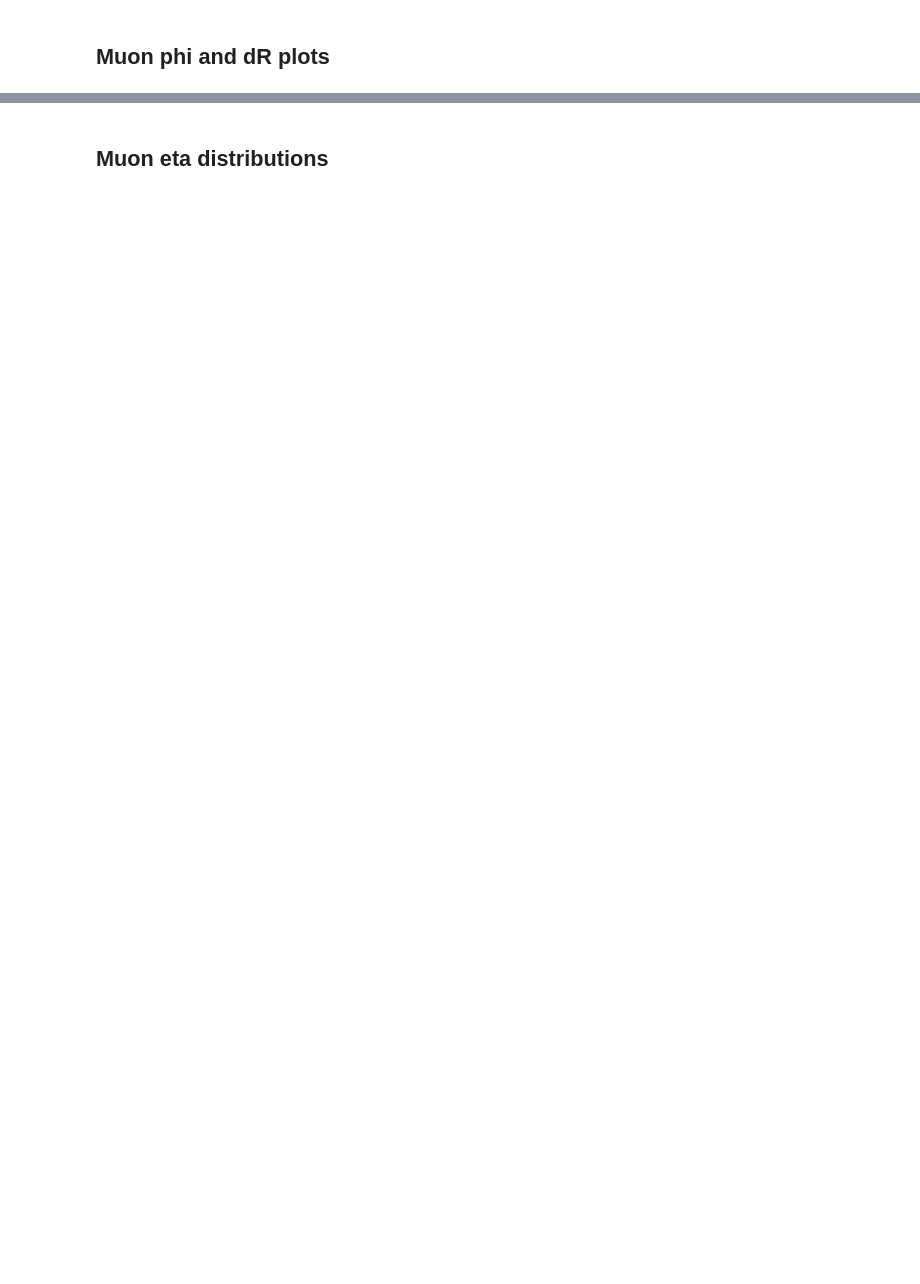
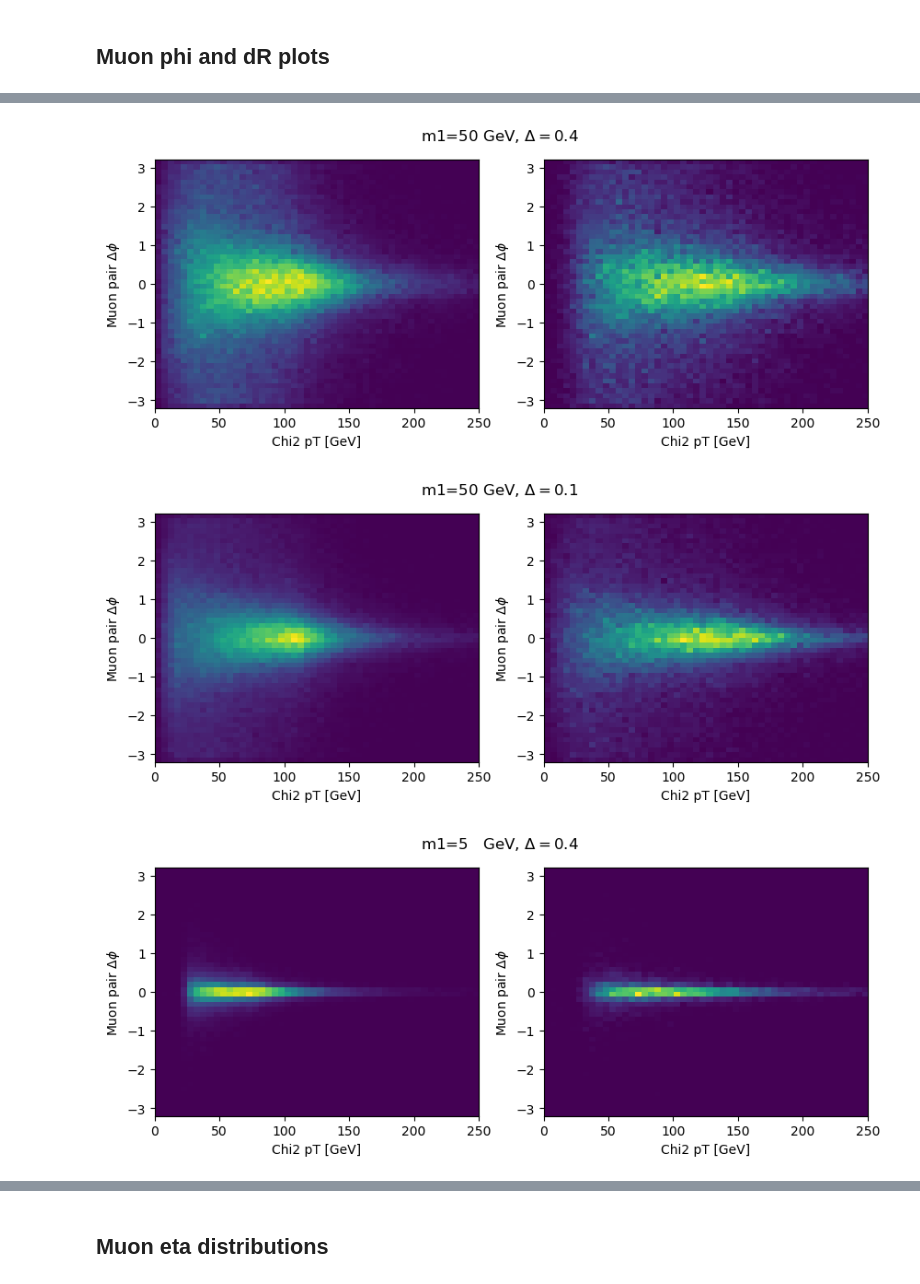
Before and after one commit to afrankenthal/iDM-analysis-plotting, a Jupyter notebook: GenKinematicsNew.ipynb, the cells around one changed output, grey strips where cells are left out. Saved outputs shown, nothing was run; the diff lists cells and outputs as text; code cells hidden in the pictures; blank space fills up the shorter version.

```diff
--- a/GenKinematicsNew.ipynb
+++ b/GenKinematicsNew.ipynb
@@ -342,36 +301,41 @@ ax[1].legend();
 # %%
-mchi = '60p0'
+#mchi = '6p0'
 ctau = '1'
-fig, axes = plt.subplots(1,2, figsize=(10,3.5))
-recoNewDfs[mchi][ctau] = recoDfs[mchi][ctau]['fired']
-#print(recoNewDfs[mchi][ctau2])
-chi2pTs =  pd.DataFrame.from_dict(genDfs[mchi][ctau][genDfs[mchi][ctau]['pid']==1000023 ]['pt'])#.#reset_index(level=1)
-chi2pTs['fired'] = recoDfs[mchi][ctau]['fired'].tolist()
-#print(chi2pTs)
+for mchi in mchis:
+    fig, axes = plt.subplots(1,2, figsize=(10,3.5))
+    recoNewDfs[mchi][ctau] = recoDfs[mchi][ctau]['trig_fired']
+    #print(recoNewDfs[mchi][ctau2])
+    chi2pTs =  pd.DataFrame.from_dict(genDfs[mchi][ctau][genDfs[mchi][ctau]['pid']==1000023 ]['pt'])#.#reset_index(level=1)
+    chi2pTs['trig_fired'] = recoDfs[mchi][ctau]['trig_fired'].tolist()
+    #print(chi2pTs)
 
+    reducedGenDf_mu = genDfs[mchi][ctau][genDfs[mchi][ctau]['pid']==13].reset_index(level=1)#[['eta','phi']]
+    reducedGenDf_antimu = genDfs[mchi][ctau][genDfs[mchi][ctau]['pid']==-13].reset_index(level=1)#[['eta','phi']]
+    phidiff = reducedGenDf_mu['phi'].sub(reducedGenDf_antimu['phi'])
+    reducedphidiff = phidiff.apply(reducephi)
+    #print(pd.DataFrame.from_dict(reducedphidiff))
+    chi2pTs['phi'] = reducedphidiff.tolist()
 
-reducedGenDf_mu = genDfs[mchi][ctau][genDfs[mchi][ctau]['pid']==13].reset_index(level=1)#[['eta','phi']]
-reducedGenDf_antimu = genDfs[mchi][ctau][genDfs[mchi][ctau]['pid']==-13].reset_index(level=1)#[['eta','phi']]
-phidiff = reducedGenDf_mu['phi'].sub(reducedGenDf_antimu['phi'])
-reducedphidiff = phidiff.apply(reducephi)
+    axes[0].hist2d(chi2pTs.dropna()['pt'], chi2pTs.dropna()['phi'], bins=(50,50), range=((0,250),(-3.2,3.2)));
+    axes[0].set_xlabel('Chi2 pT [GeV]')
+    axes[0].set_ylabel('Muon pair $\Delta\phi$');
 
-#print(pd.DataFrame.from_dict(reducedphidiff))
-chi2pTs['phi'] = reducedphidiff.tolist()
-
-
-axes[0].hist2d(chi2pTs.dropna()['pt'], chi2pTs.dropna()['phi'], bins=(50,50), range=((0,250),(-3.2,3.2)));
-axes[0].set_xlabel('Chi2 pT [GeV]')
-axes[0].set_ylabel('Muon pair dPhi');
-
-axes[1].hist2d(chi2pTs[chi2pTs['fired']==1].dropna()['pt'], chi2pTs[chi2pTs['fired']==1].dropna()['phi'], bins=(50,50), range=((0,250),(-3.2,3.2)));
-axes[1].set_xlabel('Chi2 pT [GeV]')
-axes[1].set_ylabel('Muon pair dPhi');
-fig.suptitle('5 GeV, Delta = 0.1');
+    axes[1].hist2d(chi2pTs[chi2pTs['trig_fired']==1].dropna()['pt'], chi2pTs[chi2pTs['trig_fired']==1].dropna()['phi'], bins=(50,50), range=((0,250),(-3.2,3.2)));
+    axes[1].set_xlabel('Chi2 pT [GeV]')
+    axes[1].set_ylabel('Muon pair $\Delta\phi$');
+    #fig.suptitle('5 GeV, Delta = 0.1');
+    fig.suptitle(labels[mchi]);
+    plt.savefig("plots/GenKinematics/Gen_Chi2Pt_Vs_dPhi_%s"%mchi, bbox_inches='tight')
 
 
 #plt.hist(reducedphidiff,bins=50,histtype='step',density=True, label='All')
 #plt.xlabel('Muon pair dPhi')
 #plt.ylabel('A. U.')
 #plt.hist(chi2pTs.dropna()['phi'],bins=50,histtype='step',density=True,label='Triggered');
 #plt.legend();
 #plt.title('5 GeV, Delta = 0.1');
+#plt.savefig("plots/GenKinematics/Gen_Chi2Pt_Vs_dPhi", bbox_inches='tight')
+# %% [output]
+[figure, added]
+[figure, added]
+[figure, added]
```
Also changed, not shown: parts of 29 cells of this notebook, 30 other files.
